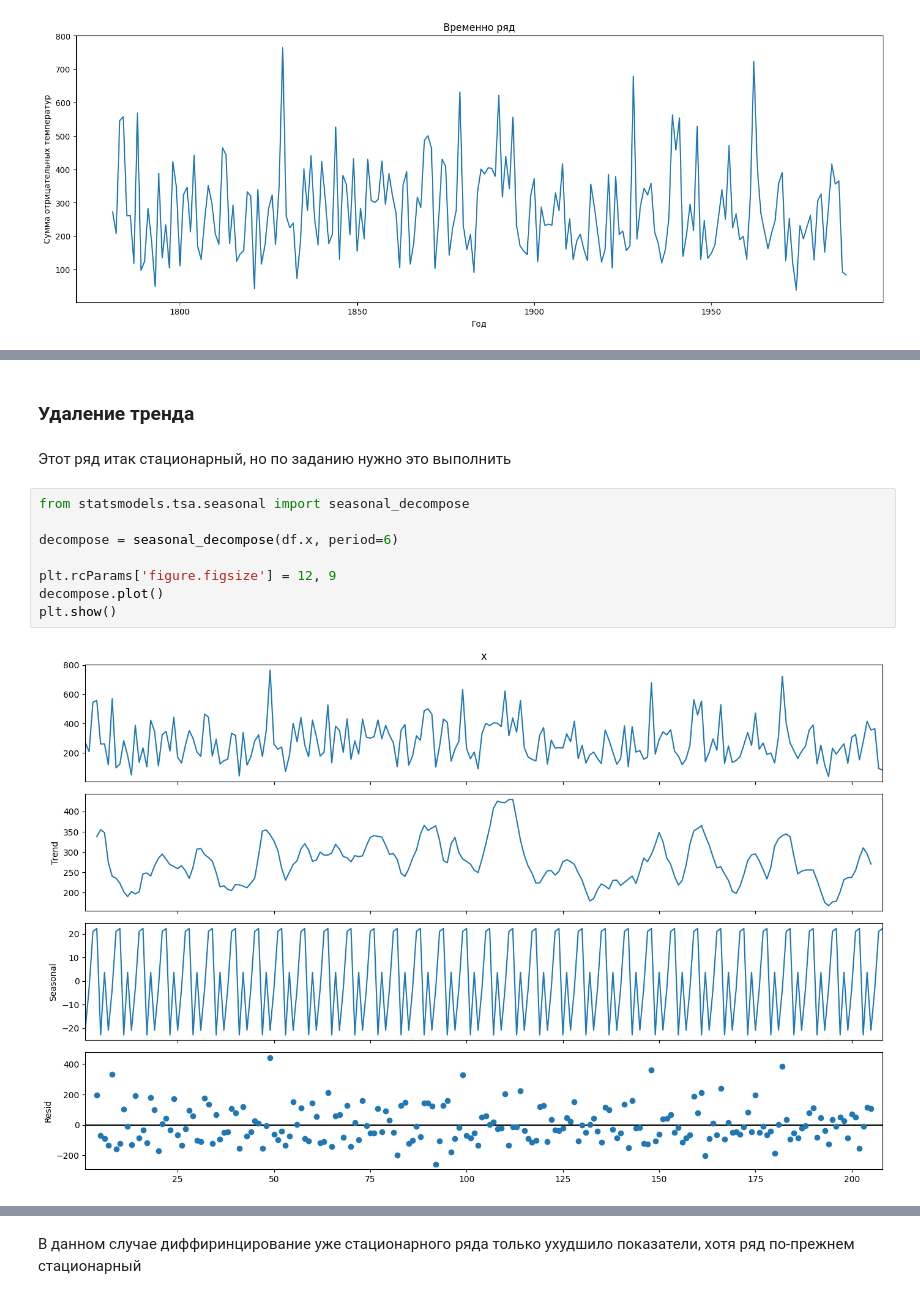
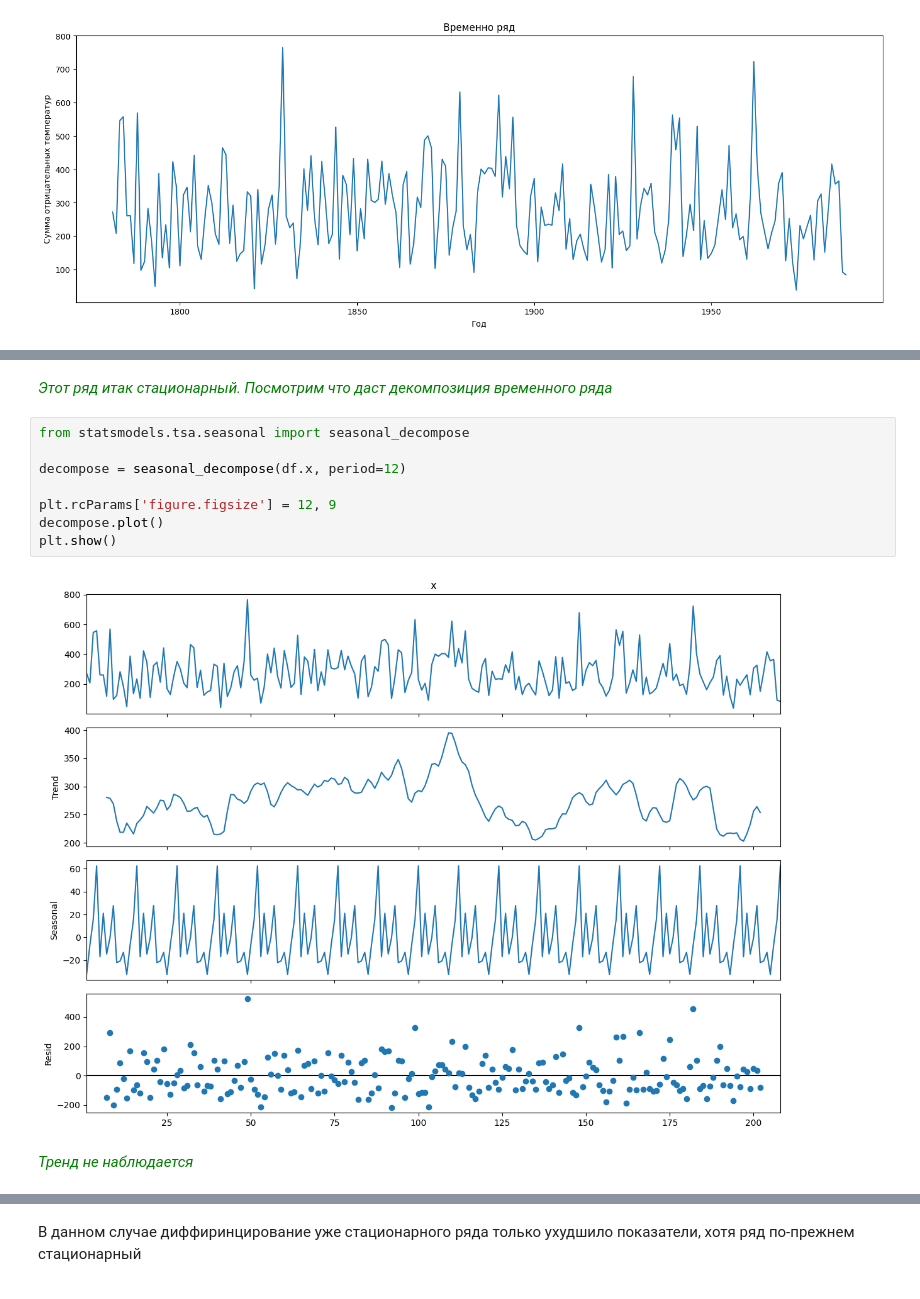
Before and after one commit to EdenStabbfer/PSU_TimeSeries, a Jupyter notebook: Lab-3/homework.ipynb, the cells around one changed output, grey strips where cells are left out. Drawn from its saved outputs; the diff is of its cells as text.

```diff
--- a/Lab-3/homework.ipynb
+++ b/Lab-3/homework.ipynb
@@ -58,19 +59,19 @@ Critical value (5%)           -2.875606e+00
 Critical value (10%)          -2.574267e+00
 dtype: float64
 Значение p меньше 5.0 %. Ряд стационарный
-# %% [markdown]
-### Удаление тренда
-# %% [markdown]
-Этот ряд итак стационарный, но по заданию нужно это выполнить
+# %% [markdown]
+<i style="color: green">Этот ряд итак стационарный. Посмотрим что даст декомпозиция временного ряда</i>
 # %%
 from statsmodels.tsa.seasonal import seasonal_decompose
 
-decompose = seasonal_decompose(df.x, period=6)
+decompose = seasonal_decompose(df.x, period=12)
 
 plt.rcParams['figure.figsize'] = 12, 9
 decompose.plot()
 plt.show()
 # %% [output]
-[figure, old version]
+[figure, new version]
+# %% [markdown]
+<i style="color: green">Тренд не наблюдается</i>
 # %%
 nottrend = []
```
Also changed, not shown: parts of 32 cells of this notebook, 3 other files.
